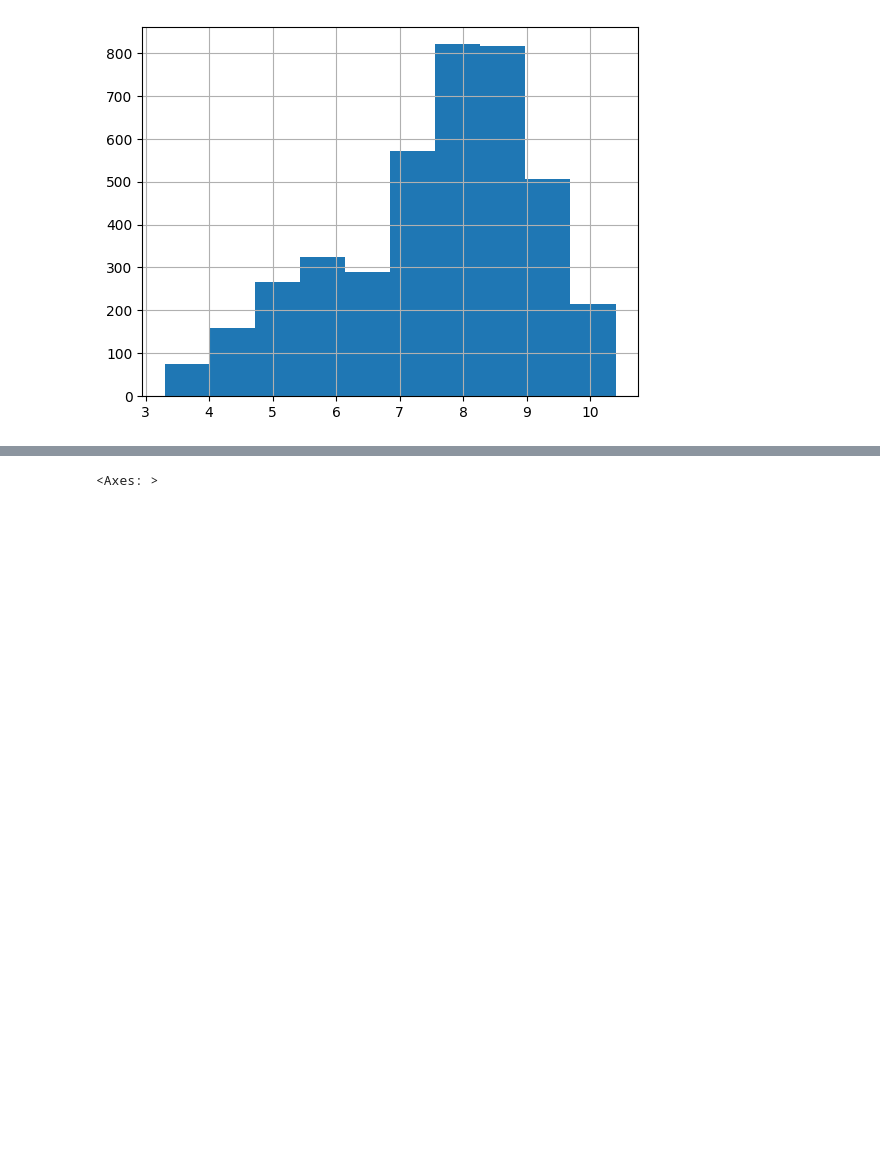
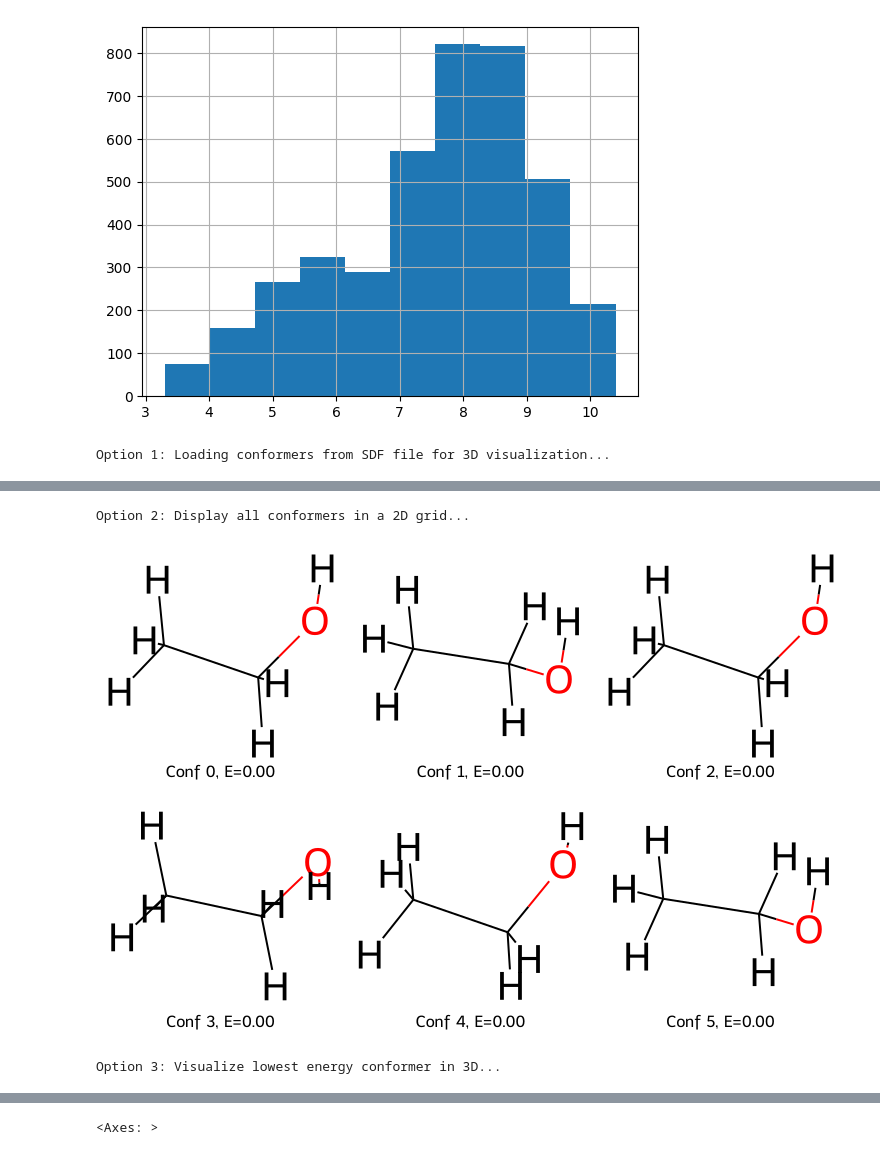
Before and after one commit to Djtrainer/cancer_research, a Jupyter notebook: notebooks/mdm2_breaker_model_analysis.ipynb, the cells around one changed output, grey strips where cells are left out. Saved outputs shown, nothing was run; the diff lists cells and outputs as text; code cells hidden in the pictures; blank space fills up the shorter version.

```diff
--- a/notebooks/mdm2_breaker_model_analysis.ipynb
+++ b/notebooks/mdm2_breaker_model_analysis.ipynb
@@ -822,3 +886,53 @@ dataset_v5.df["pIC50"].hist()
 # %% [output]
 <Axes: >
 [figure]
+# %%
+# Visualize the generated conformers
+
+# Option 1: Interactive 3D visualization using py3Dmol (from SDF file)
+# This displays all conformers in a 3D viewer that you can rotate and zoom
+print("Option 1: Loading conformers from SDF file for 3D visualization...")
+with open('output_conformers.sdf', 'r') as f:
+    sdf_content = f.read()
+
+view = py3Dmol.view(width=800, height=600)
+view.addModel(sdf_content, 'sdf')
+view.setStyle({'stick': {}})
+view.zoomTo()
+view.show()
+
+print("\nOption 2: Display all conformers in a 2D grid...")
+# Option 2: Show conformers in a 2D grid using RDKit
+# Extract all conformers and display them side by side
+mols_to_display = []
+for confId, energy in energies[:6]:  # Show top 6 conformers
+    # Create a copy of the molecule with just this conformer
+    mol_copy = Chem.Mol(mol)
+    mol_copy.RemoveAllConformers()
+    mol_copy.AddConformer(mol.GetConformer(confId))
+    mol_copy.SetProp("_Name", f"Conf {confId}, E={energy:.2f}")
+    mols_to_display.append(mol_copy)
+
+# Display in a grid (2 columns, 3 rows)
+from IPython.display import Image, display
+img = Draw.MolsToGridImage(mols_to_display, molsPerRow=3, subImgSize=(250, 250),
+                           legends=[m.GetProp("_Name") for m in mols_to_display])
+display(img)
+
+print("\nOption 3: Visualize lowest energy conformer in 3D...")
+# Option 3: Show only the lowest energy conformer in 3D
+lowest_conf_id, lowest_energy = energies[0]
+mol_lowest = Chem.Mol(mol)
+mol_lowest.RemoveAllConformers()
+mol_lowest.AddConformer(mol.GetConformer(lowest_conf_id))
+
+# Convert to SDF string
+sdf_lowest = Chem.MolToMolBlock(mol_lowest)
+view_lowest = py3Dmol.view(width=600, height=400)
+view_lowest.addModel(sdf_lowest, 'mol')
+view_lowest.setStyle({'stick': {}, 'sphere': {'radius': 0.3}})
+view_lowest.setBackgroundColor('0xeeeeee')
+view_lowest.zoomTo()
+view_lowest.show()
+# %% [output]
+Option 1: Loading conformers from SDF file for 3D visualization...
@@ -824,0 +940,3 @@ dataset_v5.df["pIC50"].hist()
+Option 2: Display all conformers in a 2D grid...
+[figure, added]
+Option 3: Visualize lowest energy conformer in 3D...
```
Also changed, not shown: parts of 9 cells of this notebook, 2 other files.
